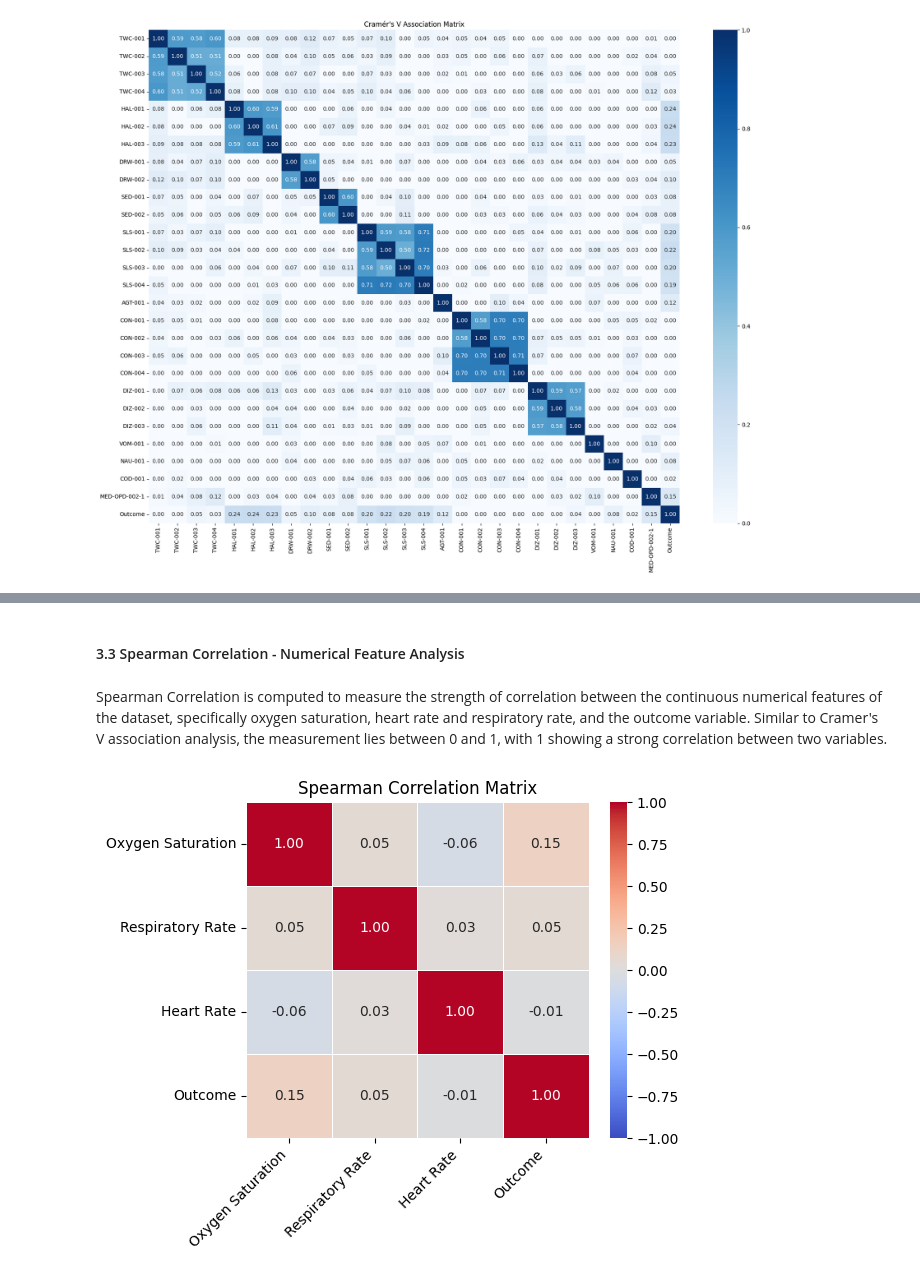
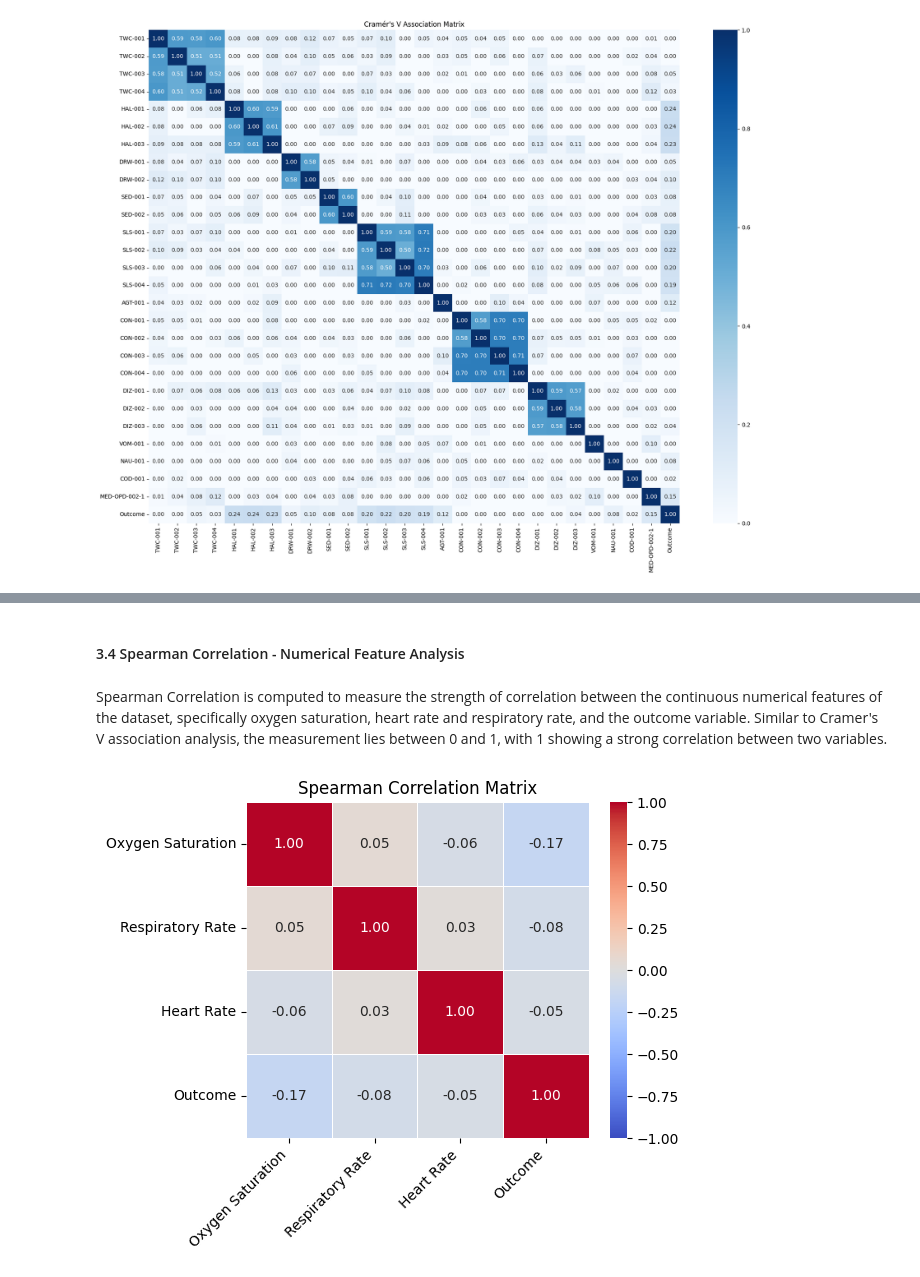
Before and after one commit to mluisab/master_thesis, a Jupyter notebook: dataset_analysis.ipynb, the cells around one changed output, grey strips where cells are left out. Saved outputs shown, nothing was run; the diff lists cells and outputs as text; code cells hidden in the pictures.

```diff
--- a/dataset_analysis.ipynb
+++ b/dataset_analysis.ipynb
@@ -497,5 +496,5 @@ Cramer's V was computed and analyzed across pairs between all features. Two matr
 # %% [markdown]
-#### 3.3 Spearman Correlation - Numerical Feature Analysis
+#### 3.4 Spearman Correlation - Numerical Feature Analysis
 # %% [markdown]
 Spearman Correlation is computed to measure the strength of correlation between the continuous numerical features of the dataset, specifically oxygen saturation, heart rate and respiratory rate, and the outcome variable. Similar to Cramer's V association analysis, the measurement lies between 0 and 1, with 1 showing a strong correlation between two variables.
 # %%
@@ -508,29 +507,30 @@ feature_names = {
 # %%
 #Read dataset
 df = pd.read_csv("MV_dataset.csv")
 
 #Encode categorical outcome
 encoder = LabelEncoder()
-outcome_encoded = encoder.fit_transform(df["Outcome"])
+order_mapping = {'Low': 0, 'Medium': 1, 'High': 2}
+outcome_encoded = encoder.fit_transform(df["Outcome"].map(order_mapping))
 
 #Create dataframe with vitals and outcome columns
 vitals = ["OXG-000", "RSP-000", "BPM-000"]
 spearman_df = df[vitals].copy()
 spearman_df["Outcome"] = outcome_encoded
 
 #Compute Spearman Correlation
 corr = spearman_df.corr(method="spearman")
 
 #Define and print plot
 plt.figure(figsize=(6, 5))
 labels = [feature_names.get(col, col) for col in spearman_df]
 sns.heatmap(corr, annot=True, fmt=".2f", cmap="coolwarm", center=0, vmin=-1, vmax=1, linewidths=0.5, xticklabels=labels, yticklabels=labels)
 plt.title("Spearman Correlation Matrix")
 plt.xticks(rotation=45, ha='right')
 plt.yticks(rotation=0)
 plt.tight_layout()
 plt.savefig('spearman_analysis.pdf', bbox_inches='tight')
 plt.show()
 # %% [output]
-[figure, old version]
+[figure, new version]
 # %% [markdown]
```
Also changed, not shown: parts of 15 cells of this notebook, 4 other files.
